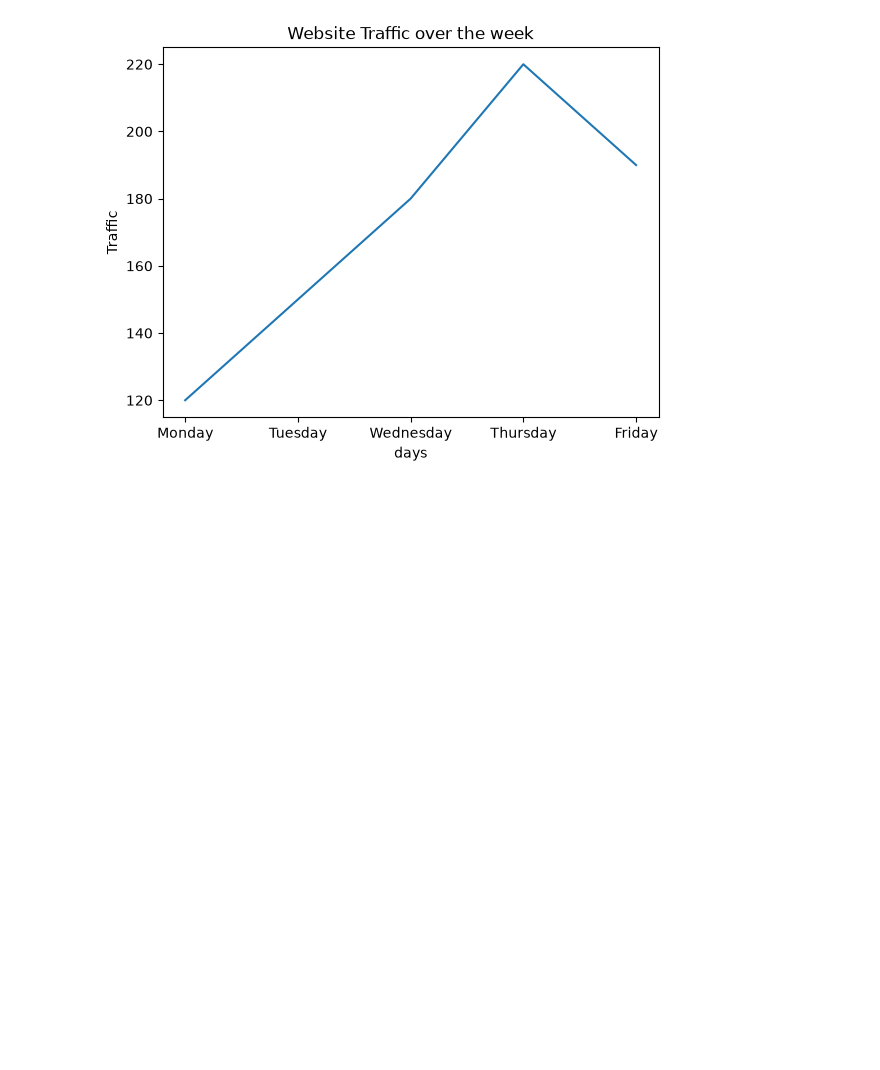
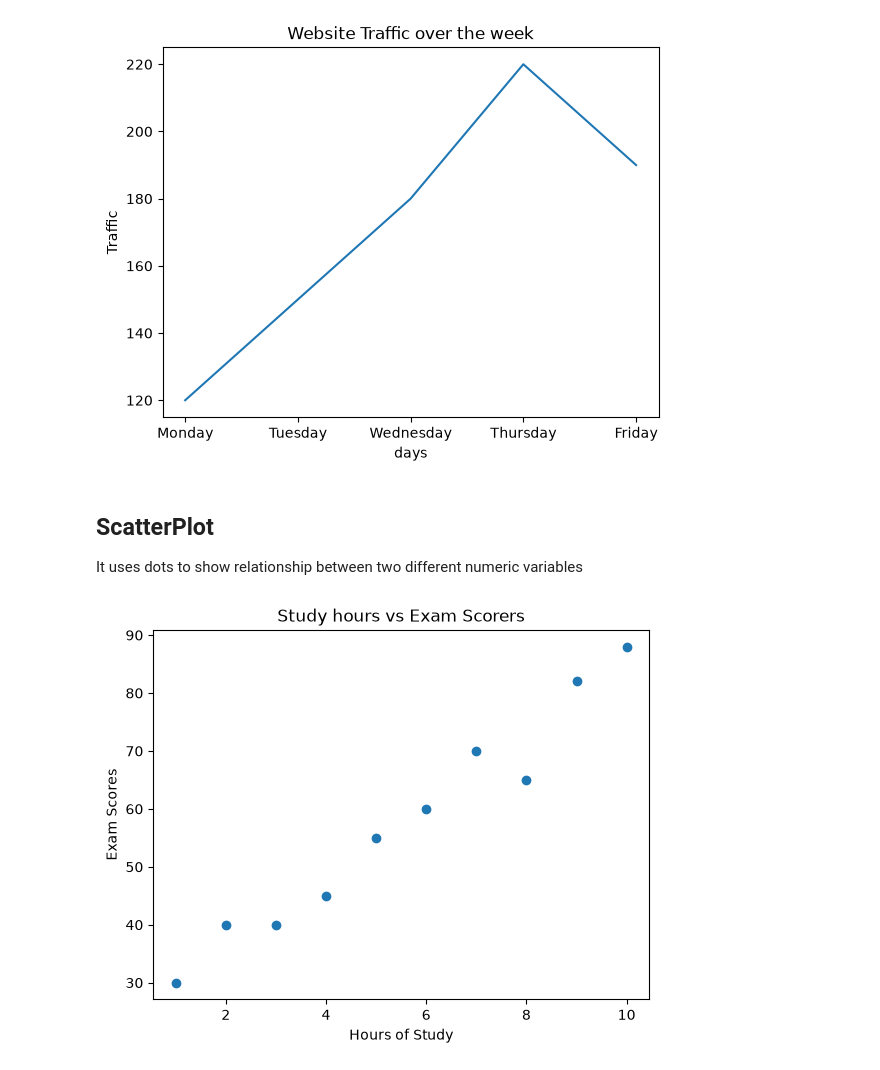
Before and after one commit to anojpradhan/learningDS, a Jupyter notebook: data_visualization.ipynb, the cells around one changed output. Cells and saved outputs as stored; diff of their text form; code cells hidden in the pictures; blank space fills up the shorter version.

Commit message:
scatter plot learned:

```diff
--- a/data_visualization.ipynb
+++ b/data_visualization.ipynb
@@ -33,3 +33,19 @@ plt.ylabel('Traffic')
 # %% [output]
 Text(0, 0.5, 'Traffic')
 [figure]
+# %% [markdown]
+## ScatterPlot
+It uses dots to show relationship between two different numeric variables
+# %%
+#Data
+hours=[1,2,3,4,5,6,7,8,9,10]
+scores=[30,40,40,45,55,60,70,65,82,88]
+
+## scatter plot
+plt.scatter(hours, scores)
+plt.title("Study hours vs Exam Scorers")
+plt.xlabel("Hours of Study")
+plt.ylabel("Exam Scores")
+plt.show()
+# %% [output]
+[figure, added]
```
